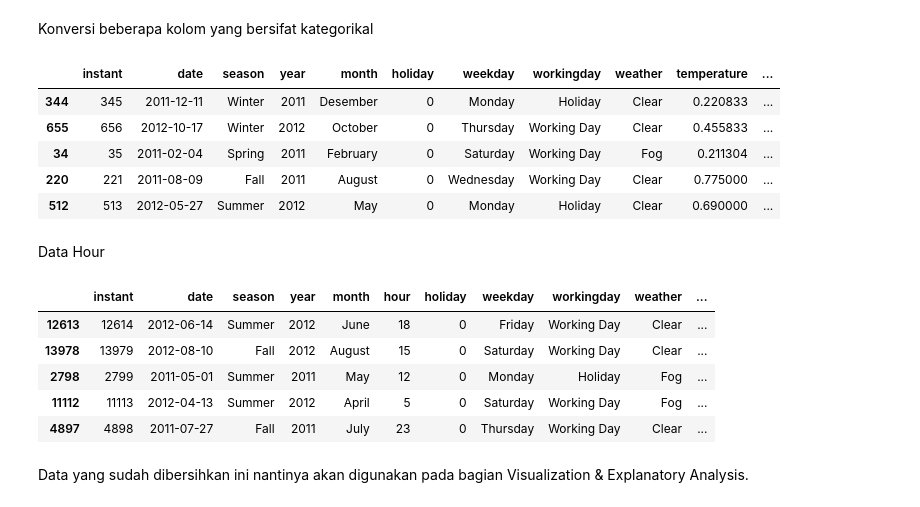
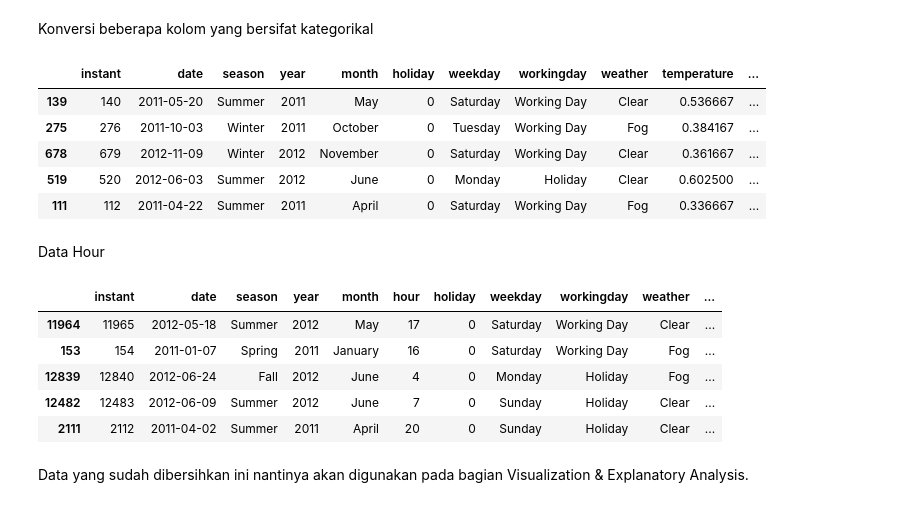
Before and after one commit to Jafarrrr25/Program, a Jupyter notebook: Notebook_Submission.ipynb, the cells around one changed output. Saved outputs shown, nothing was run; the diff lists cells and outputs as text; code cells hidden in the pictures.

```diff
--- a/Notebook_Submission.ipynb
+++ b/Notebook_Submission.ipynb
@@ -201,30 +197,30 @@ Konversi beberapa kolom yang bersifat kategorikal
 # %%
 # Konversi nilai kolom season
 bike_day['season'] = bike_day['season'].replace({1: "Spring", 2: "Summer", 3: "Fall", 4: "Winter"})
 
 # Konversi nilai kolom year
 bike_day['year'] = bike_day['year'].replace({0: "2011", 1: "2012"})
 
 # Konversi nilai kolom month
-bike_day['month'] = bike_day['month'].replace({1: "January", 2: "February", 3: "March", 4: "April", 5: "May", 6: "June", 7: "July", 8: "August", 9: "September", 10: "October", 11: "November", 12: "Desember"})
+bike_day['month'] = bike_day['month'].replace({1: "January", 2: "February", 3: "March", 4: "April", 5: "May", 6: "June", 7: "July", 8: "August", 9: "September", 10: "October", 11: "November", 12: "December"})
 
 # Konversi nilai kolom weekday
 bike_day['weekday'] = bike_day['weekday'].replace({0: "Monday", 1: "Tuesday", 2: "Wednesday", 3: "Thursday", 4: "Friday", 5: "Saturday", 6: "Sunday"})
 
 # Konversi nilai kolom workingday
 bike_day['workingday'] = bike_day['workingday'].replace({0: "Holiday", 1: "Working Day"})
 
 # Konversi nilai kolom weather
 bike_day['weather'] = bike_day['weather'].replace({1: "Clear", 2: "Fog", 3: "Light Rain", 4: "Heavy Rain"})
 
 bike_day.sample(5)
 # %% [output]
 |  | instant | date | season | year | month | holiday | weekday | workingday | weather | temperature | ... |
-| 344 | 345 | 2011-12-11 | Winter | 2011 | Desember | 0 | Monday | Holiday | Clear | 0.220833 | ... |
-| 655 | 656 | 2012-10-17 | Winter | 2012 | October | 0 | Thursday | Working Day | Clear | 0.455833 | ... |
-| 34 | 35 | 2011-02-04 | Spring | 2011 | February | 0 | Saturday | Working Day | Fog | 0.211304 | ... |
-| 220 | 221 | 2011-08-09 | Fall | 2011 | August | 0 | Wednesday | Working Day | Clear | 0.775000 | ... |
-| 512 | 513 | 2012-05-27 | Summer | 2012 | May | 0 | Monday | Holiday | Clear | 0.690000 | ... |
+| 139 | 140 | 2011-05-20 | Summer | 2011 | May | 0 | Saturday | Working Day | Clear | 0.536667 | ... |
+| 275 | 276 | 2011-10-03 | Winter | 2011 | October | 0 | Tuesday | Working Day | Fog | 0.384167 | ... |
+| 678 | 679 | 2012-11-09 | Winter | 2012 | November | 0 | Saturday | Working Day | Clear | 0.361667 | ... |
+| 519 | 520 | 2012-06-03 | Summer | 2012 | June | 0 | Monday | Holiday | Clear | 0.602500 | ... |
+| 111 | 112 | 2011-04-22 | Summer | 2011 | April | 0 | Saturday | Working Day | Fog | 0.336667 | ... |
 # %% [markdown]
 Data Hour
 # %%
@@ -248,7 +244,7 @@ bike_hour['season'] = bike_hour['season'].replace({1: "Spring", 2: "Summer", 3:
 bike_hour['year'] = bike_hour['year'].replace({0: "2011", 1: "2012"})
 
 # Konversi nilai kolom month
-bike_hour['month'] = bike_hour['month'].replace({1: "January", 2: "February", 3: "March", 4: "April", 5: "May", 6: "June", 7: "July", 8: "August", 9: "September", 10: "October", 11: "November", 12: "Desember"})
+bike_hour['month'] = bike_hour['month'].replace({1: "January", 2: "February", 3: "March", 4: "April", 5: "May", 6: "June", 7: "July", 8: "August", 9: "September", 10: "October", 11: "November", 12: "December"})
 
 # Konversi nilai kolom weekday
 bike_hour['weekday'] = bike_hour['weekday'].replace({0: "Monday", 1: "Tuesday", 2: "Wednesday", 3: "Thursday", 4: "Friday", 5: "Saturday", 6: "Sunday"})
@@ -263,11 +259,11 @@ bike_hour['weather'] = bike_hour['weather'].replace({1: "Clear", 2: "Fog", 3: "L
 bike_hour.sample(5)
 # %% [output]
 |  | instant | date | season | year | month | hour | holiday | weekday | workingday | weather | ... |
-| 12613 | 12614 | 2012-06-14 | Summer | 2012 | June | 18 | 0 | Friday | Working Day | Clear | ... |
-| 13978 | 13979 | 2012-08-10 | Fall | 2012 | August | 15 | 0 | Saturday | Working Day | Clear | ... |
-| 2798 | 2799 | 2011-05-01 | Summer | 2011 | May | 12 | 0 | Monday | Holiday | Fog | ... |
-| 11112 | 11113 | 2012-04-13 | Summer | 2012 | April | 5 | 0 | Saturday | Working Day | Fog | ... |
-| 4897 | 4898 | 2011-07-27 | Fall | 2011 | July | 23 | 0 | Thursday | Working Day | Clear | ... |
+| 11964 | 11965 | 2012-05-18 | Summer | 2012 | May | 17 | 0 | Saturday | Working Day | Clear | ... |
+| 153 | 154 | 2011-01-07 | Spring | 2011 | January | 16 | 0 | Saturday | Working Day | Fog | ... |
+| 12839 | 12840 | 2012-06-24 | Fall | 2012 | June | 4 | 0 | Monday | Holiday | Fog | ... |
+| 12482 | 12483 | 2012-06-09 | Summer | 2012 | June | 7 | 0 | Sunday | Holiday | Clear | ... |
+| 2111 | 2112 | 2011-04-02 | Summer | 2011 | April | 20 | 0 | Sunday | Holiday | Clear | ... |
 # %% [markdown]
 Data yang sudah dibersihkan ini nantinya akan digunakan pada bagian Visualization & Explanatory Analysis.
 # %%
```
Also changed, not shown: parts of 18 cells of this notebook, 3 other files.
